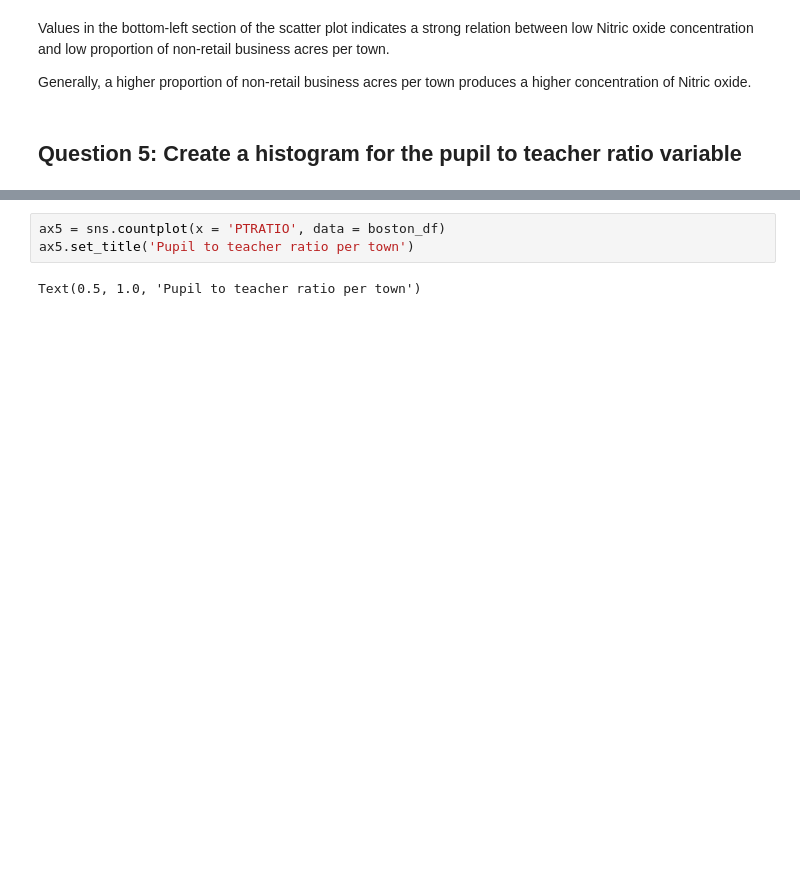
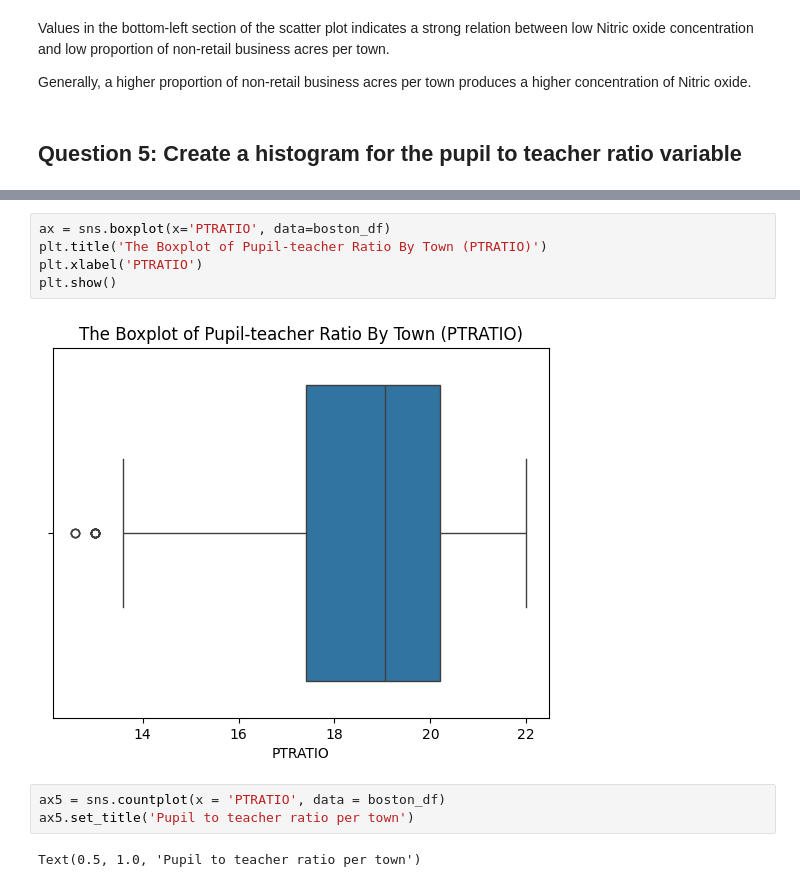
Before and after one commit to Aline-Castro/Statistics-for-Data-Science-with-Python, a Jupyter notebook: Optional_Peer_Graded_Assignment.jupyterlite.ipynb, the cells around one changed output, grey strips where cells are left out. Drawn from its saved outputs; the diff is of its cells as text; blank space fills up the shorter version.

```diff
--- a/Optional_Peer_Graded_Assignment.jupyterlite.ipynb
+++ b/Optional_Peer_Graded_Assignment.jupyterlite.ipynb
@@ -135,3 +149,10 @@ Generally, a higher proportion of non-retail business acres per town produces a
+# %%
+ax = sns.boxplot(x='PTRATIO', data=boston_df)
+plt.title('The Boxplot of Pupil-teacher Ratio By Town (PTRATIO)')
+plt.xlabel('PTRATIO')
+plt.show()
+# %% [output]
+[figure, added]
 # %%
 ax5 = sns.countplot(x = 'PTRATIO', data = boston_df)
 ax5.set_title('Pupil to teacher ratio per town')
```
Also changed, not shown: parts of 8 cells of this notebook.
